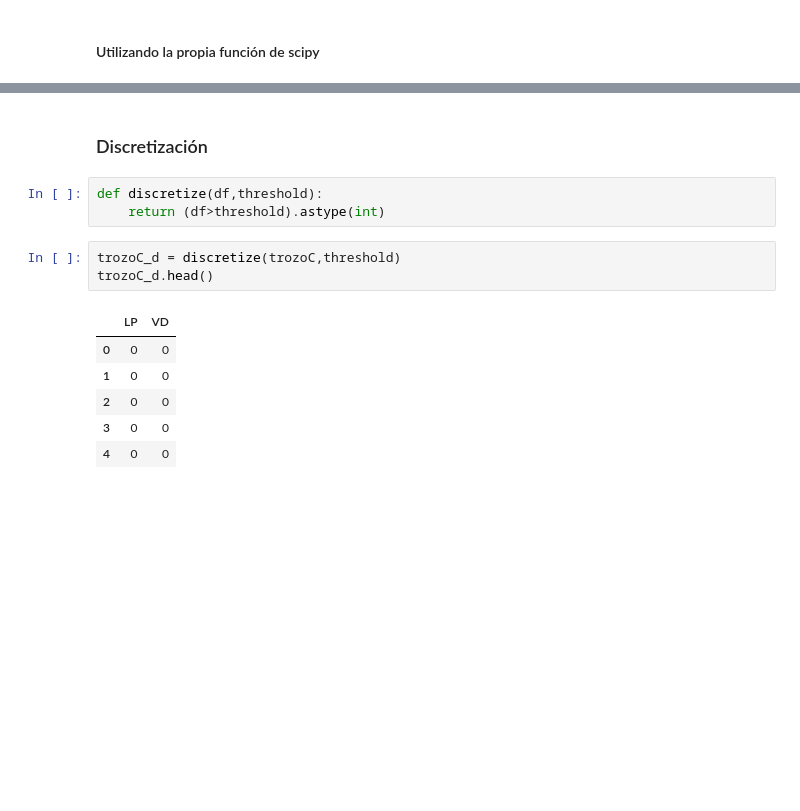
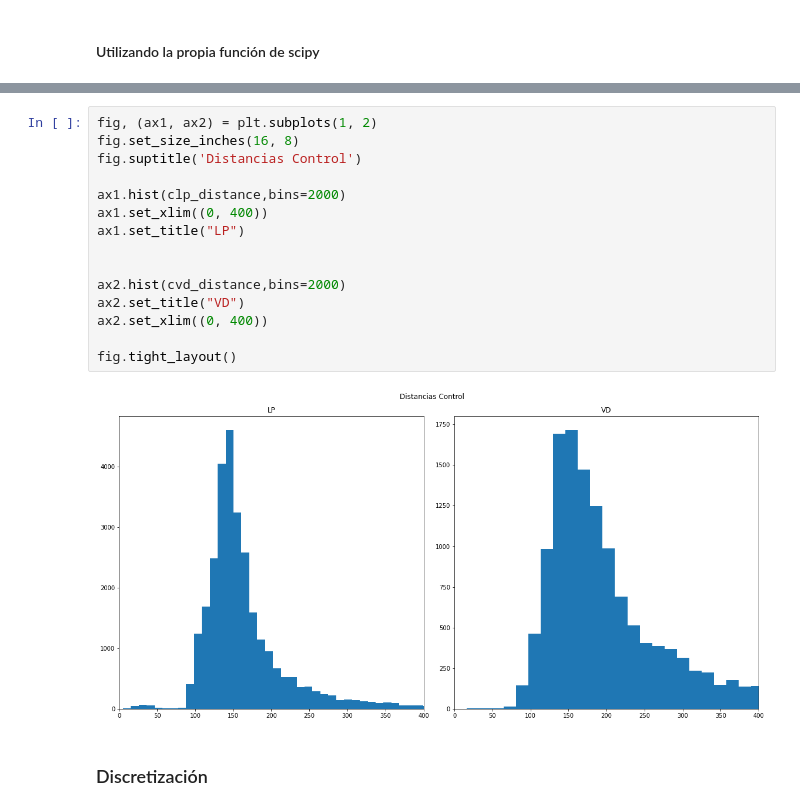
Before and after one commit to glorelvalle/mucd-mg, a Jupyter notebook: ti/analisis_datos.ipynb, the cells around one changed output, grey strips where cells are left out. Cells and saved outputs as stored; diff of their text form; blank space fills up the shorter version.

```diff
--- a/ti/analisis_datos.ipynb
+++ b/ti/analisis_datos.ipynb
@@ -137,15 +189,19 @@ plt.show()
+# %%
+fig, (ax1, ax2) = plt.subplots(1, 2)
+fig.set_size_inches(16, 8)
+fig.suptitle('Distancias Control')
+
+ax1.hist(clp_distance,bins=2000)
+ax1.set_xlim((0, 400))
+ax1.set_title("LP")
+
+
+ax2.hist(cvd_distance,bins=2000)
+ax2.set_title("VD")
+ax2.set_xlim((0, 400))
+
+fig.tight_layout()
+# %% [output]
+[figure, added]
 # %% [markdown]
 ### Discretización
-# %%
-def discretize(df,threshold):
-    return (df>threshold).astype(int)
-# %%
-trozoC_d = discretize(trozoC,threshold)
-trozoC_d.head()
-# %% [output]
-|  | LP | VD |
-| 0 | 0 | 0 |
-| 1 | 0 | 0 |
-| 2 | 0 | 0 |
-| 3 | 0 | 0 |
-| 4 | 0 | 0 |
```
Also changed, not shown: parts of 34 cells of this notebook.
